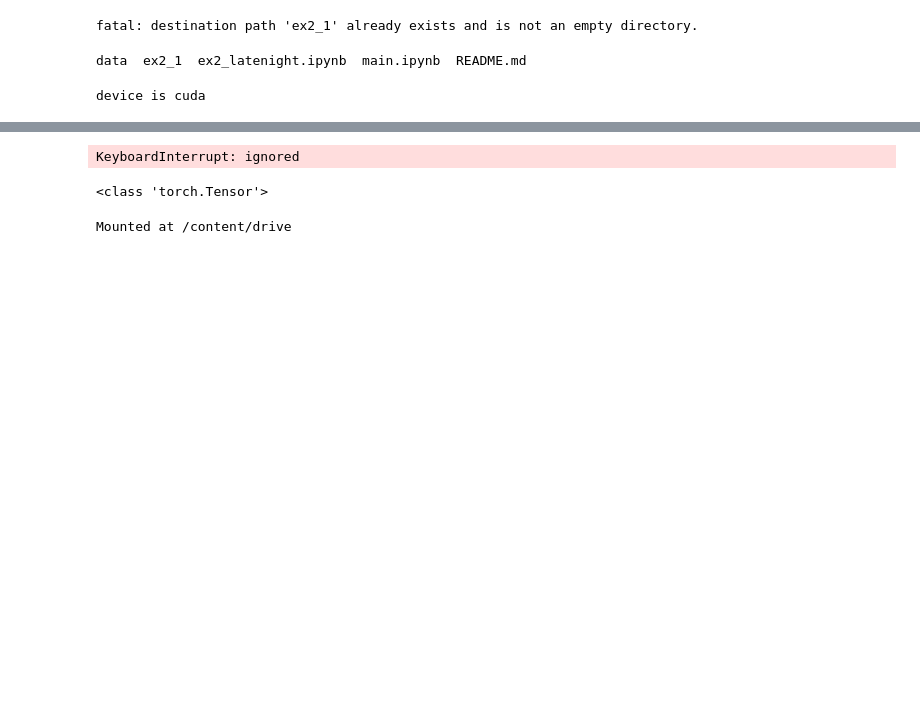
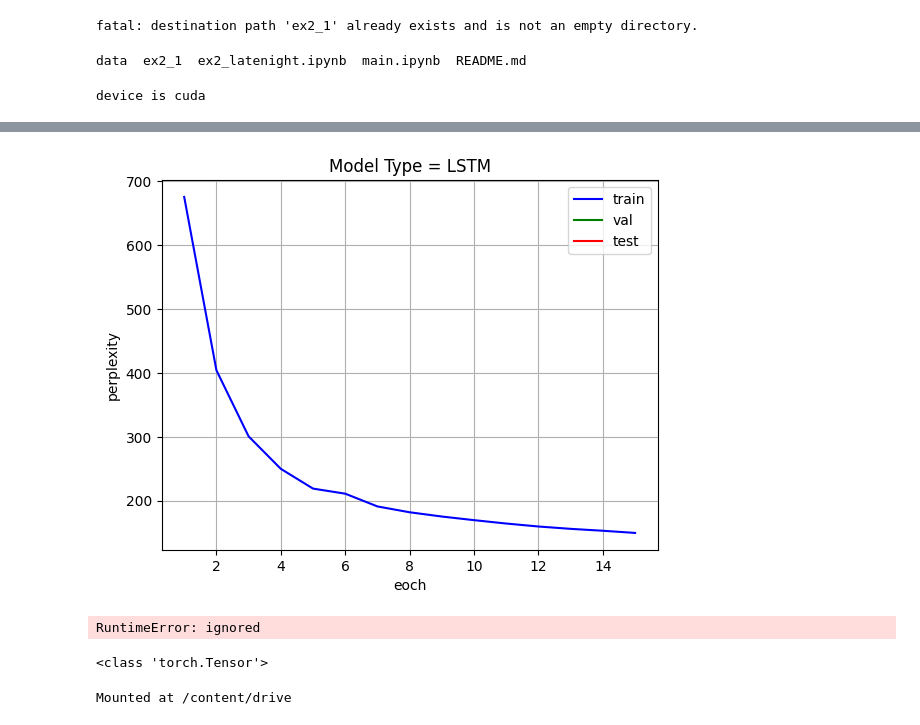
Before and after one commit to AK18k/ex2_1, a Jupyter notebook: ex2_latenight.ipynb, the cells around one changed output, grey strips where cells are left out. Saved outputs shown, nothing was run; the diff lists cells and outputs as text; code cells hidden in the pictures; blank space fills up the shorter version.

Commit message:
add test evaluation.

```diff
--- a/ex2_latenight.ipynb
+++ b/ex2_latenight.ipynb
@@ -192,7 +192,8 @@ optimizer = optim.Adam(model.parameters(), lr=0.01)
 
 # Training loop
 results_m = Result_Matrix('LSTM')
-for epoch in range(20):  # replace 10 with the number of epochs you want to train
+total_epochs = 15
+for epoch in range(total_epochs):  # replace 10 with the number of epochs you want to train
     total_loss = 0.0
     total_samples_count = 0
     for inputs in dataloader:
@@ -233,4 +245,43 @@ Epoch: 4, Loss: 4.5413079261779785, Perplexity: 146.90713470807918
-KeyboardInterrupt: ignored
+[figure, added]
+# %%
+# Evaluate the model on test data
+model.eval()
+model.to(device)
+
+test_data = corpus.test
+test_dataset = PTBDataset(test_data)
+test_dataloader = DataLoader(test_dataset, batch_size=20, collate_fn=collate, shuffle=False)
+
+# Define a variable to hold the total loss of the model on the test data
+total_loss = 0
+
+with torch.no_grad():  # turn off gradients, since we are in test mode
+    for inputs in test_dataloader:
+        targets = inputs[:, 1:].contiguous()
+        inputs = inputs[:, :-1].contiguous()
+
+        inputs.to(device)
+        targets.to(device)
+
+        # Forward pass
+        outputs = model(inputs)
+        outputs = outputs.view(-1, outputs.size(-1))
+
+        targets = targets.view(-1)
+
+        loss = loss_function(outputs, targets)
+
+        total_loss += loss.item()
+
+# Compute the average loss over the entire test data
+average_loss = total_loss / len(test_dataloader)
+
+# Compute perplexity based on the average loss
+test_perplexity = math.exp(average_loss)
+
+print(f"Average Loss: {average_loss}, Test Perplexity: {test_perplexity}")
+# %% [output]
+RuntimeError: ignored
 # %%
 print(type(data))
 # %% [output]
```
Also changed, not shown: parts of 1 cell of this notebook.
